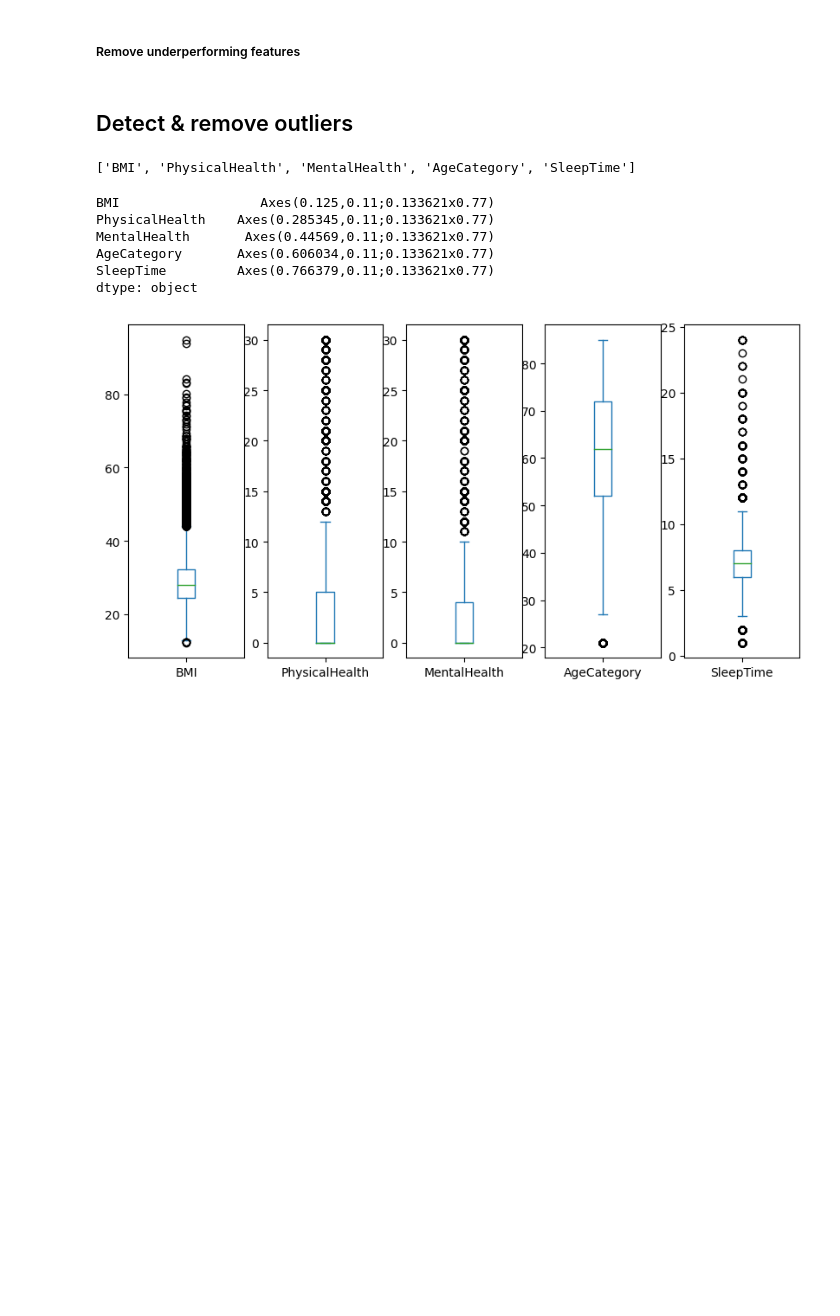
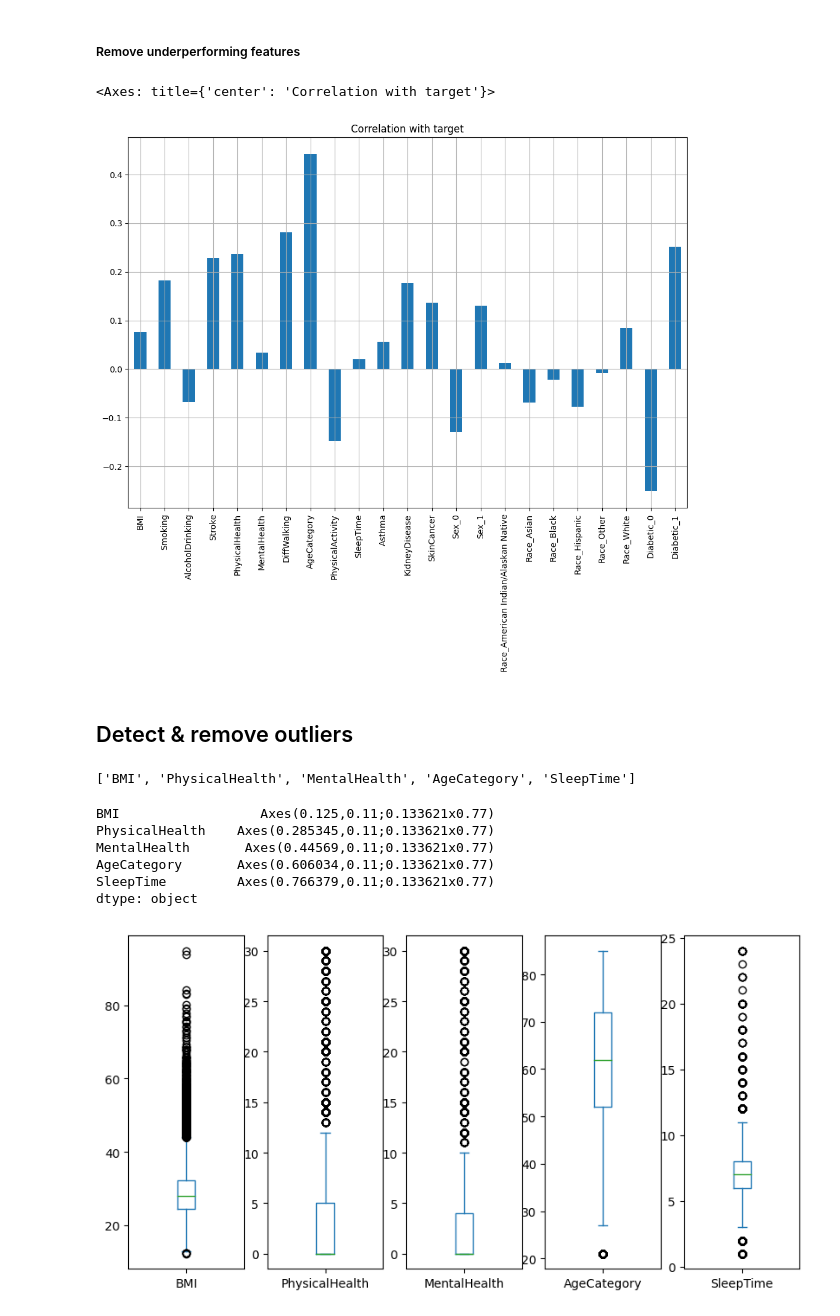
Before and after one commit to AH-HESHAM/Heart-Disease-Detection, a Jupyter notebook: Heart_diseasse_detection.ipynb, the cells around one changed output. Saved outputs shown, nothing was run; the diff lists cells and outputs as text; code cells hidden in the pictures; blank space fills up the shorter version.

```diff
--- a/Heart_diseasse_detection.ipynb
+++ b/Heart_diseasse_detection.ipynb
@@ -312,6 +313,11 @@ data_set
+# %%
+data_set.drop(["GenHealth_1", "GenHealth_2", "GenHealth_3", "GenHealth_4", "GenHealth_5"], axis="columns", inplace=True)
 # %%
-#data_set.drop('HeartDisease', axis=1).corrwith(data_set.HeartDisease).plot(kind='bar', grid=True, figsize=(12, 8),
-                                            #title="Correlation with target")
+data_set.drop('HeartDisease', axis=1).corrwith(data_set.HeartDisease).plot(kind='bar', grid=True, figsize=(12, 8),
+                                            title="Correlation with target")
+# %% [output]
+<Axes: title={'center': 'Correlation with target'}>
+[figure, added]
 # %% [markdown]
 ## Detect & remove outliers
 # %%
```
Also changed, not shown: parts of 10 cells of this notebook.
